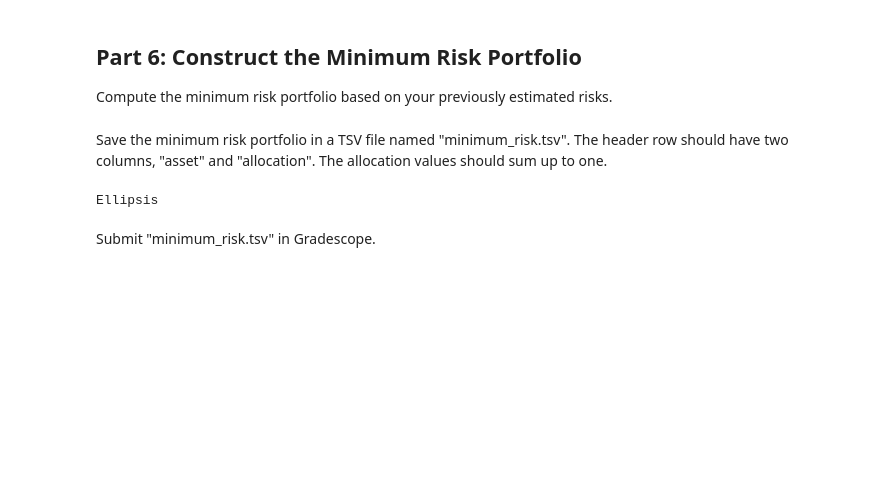
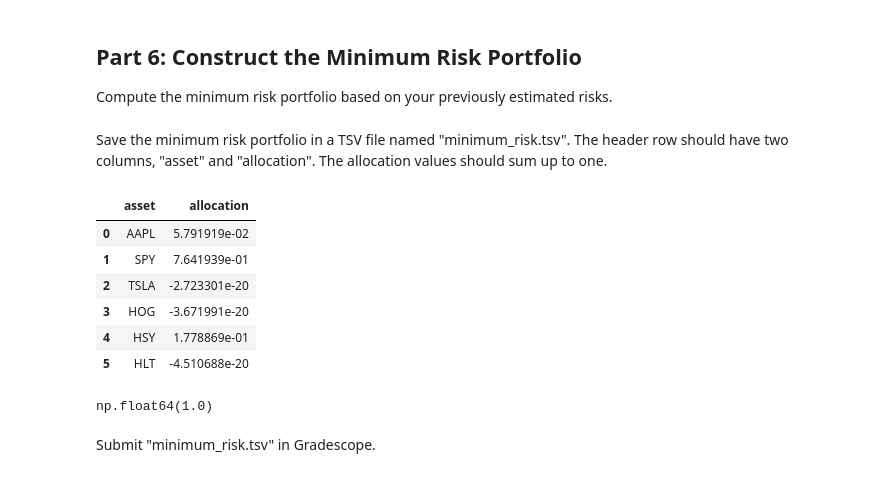
Before and after one commit to mad-haley/dx704-projects, a Jupyter notebook: project.ipynb, the cells around one changed output. Saved outputs shown, nothing was run; the diff lists cells and outputs as text; code cells hidden in the pictures; blank space fills up the shorter version.

```diff
--- a/project.ipynb
+++ b/project.ipynb
@@ -341,9 +362,23 @@ estimated_return_minimum_risk = x_minimum_risk.value.T @ estimated_returns
 Save the minimum risk portfolio in a TSV file named "minimum_risk.tsv".
 The header row should have two columns, "asset" and "allocation".
 The allocation values should sum up to one.
-# %%
-# YOUR CHANGES HERE
-
-...
-# %% [output]
-Ellipsis
+# %%
+# YOUR CHANGES HERE
+
+minimum_risk_df = pd.DataFrame({
+    "asset": estimated_returns.index,
+    "allocation": x_minimum_risk.value
+})
+minimum_risk_df
+# %% [output]
+|  | asset | allocation |
+| 0 | AAPL | 5.791919e-02 |
+| 1 | SPY | 7.641939e-01 |
+| 2 | TSLA | -2.723301e-20 |
+| 3 | HOG | -3.671991e-20 |
+| 4 | HSY | 1.778869e-01 |
+| 5 | HLT | -4.510688e-20 |
+# %%
+minimum_risk_df["allocation"].sum()
+# %% [output]
+np.float64(1.0)
```
Also changed, not shown: parts of 6 cells of this notebook, 3 other files.
